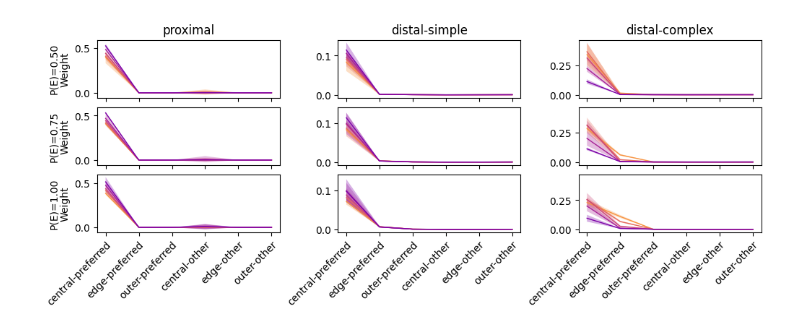
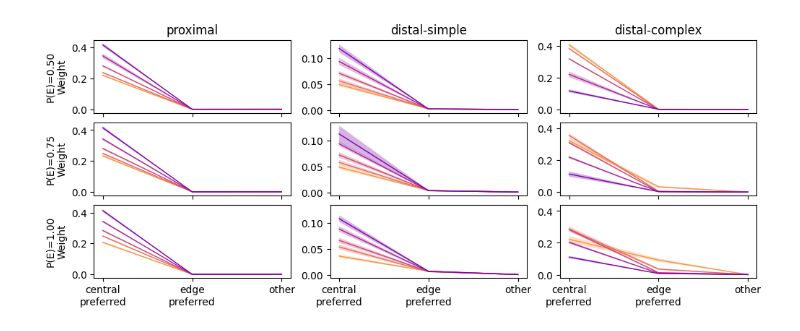
Before and after one commit to landoskape/plasticity-modeling, a Jupyter notebook: notebooks/iaf_hofer_analysis.ipynb, the cells around one changed output. Drawn from its saved outputs; the diff is of its cells as text; code cells hidden in the pictures.

Commit message:
figure 6 updates and planning

```diff
--- a/notebooks/iaf_hofer_analysis.ipynb
+++ b/notebooks/iaf_hofer_analysis.ipynb
@@ -24,7 +26,7 @@ from src.iaf.analysis import (
 from src.iaf.plotting import weights_to_gabor
 # %%
 config = "hofer_replacement"
-run_name = "20250424"
+run_name = "20250426"
 
 if config == "hofer_replacement":
     norm_by_max_weight = True
@@ -59,27 +59,45 @@ summary = summarize_weights(weights, orientation_preference["proximal"])
+# %%
+consolidate_other = True
+summary, trajectory = summarize_weights(
+    weights,
+    results,
+    metadata,
+    orientation_preference["proximal"],
+    consolidate_other=consolidate_other,
+    norm_by_max_weight=norm_by_max_weight,
+    norm_by_num_synapses=norm_by_num_synapses,
+    norm_by_total_synapses=norm_by_total_synapses,
+    num_connections=num_connections,
+)
 # %%
-location_order = ["central", "edge", "outer"]
-orientation_order = ["preferred", "other"]
-weight_group_order = [f"{loc}-{ori}" for ori in orientation_order for loc in location_order]
+if consolidate_other:
+    weight_group_order = ["central-preferred", "edge-preferred", "other"]
+else:
+    location_order = ["central", "edge", "outer"]
+    orientation_order = ["preferred", "other"]
+    weight_group_order = [f"{loc}-{ori}" for ori in orientation_order for loc in location_order]
+
+labels = [l.replace("-", "\n") for l in weight_group_order]
 # %%
 num_edges = len(metadata["edge_probabilities"])
 num_ratios = len(metadata["dp_ratios"])
 cmap = mpl.colormaps["plasma_r"]
 colors = [cmap(ii) for ii in np.linspace(0, 1, num_ratios+4)[2:-2]]
 
 fig, ax = plt.subplots(num_edges, 3, layout="constrained", figsize=(10, 4), sharex=True, sharey="col")
 for iedge in range(num_edges):
     for igroup, sgname in enumerate(get_groupnames()):
         for iratio in range(num_ratios):
             data = np.stack([np.reshape(summary[wg][igroup, iratio, iedge], -1) for wg in weight_group_order])
-            errorPlot(range(6), data, axis=1, ax=ax[iedge, igroup], color=colors[iratio], linewidth=1.0, alpha=0.3)
+            errorPlot(range(len(weight_group_order)), data, axis=1, ax=ax[iedge, igroup], color=colors[iratio], linewidth=1.0, alpha=0.3, handle_nans=True)
         # ax[iedge, igroup].set_ylim(0, 1)
 
 for igroup, sgname in enumerate(get_groupnames()):
     ax[0, igroup].set_title(sgname)
-    ax[-1, igroup].set_xticks(range(len(weight_group_order)), labels=weight_group_order, rotation=45, ha="right", rotation_mode="anchor")
+    ax[-1, igroup].set_xticks(range(len(weight_group_order)), labels=labels)
 for iedge in range(num_edges):
     ax[iedge, 0].set_ylabel(f"P(E)={metadata['edge_probabilities'][iedge]:.2f}\nWeight")
 
 plt.show()
 # %% [output]
-[figure, old version]
+[figure, new version]
```
Also changed, not shown: parts of 6 cells of this notebook, 5 other files.
